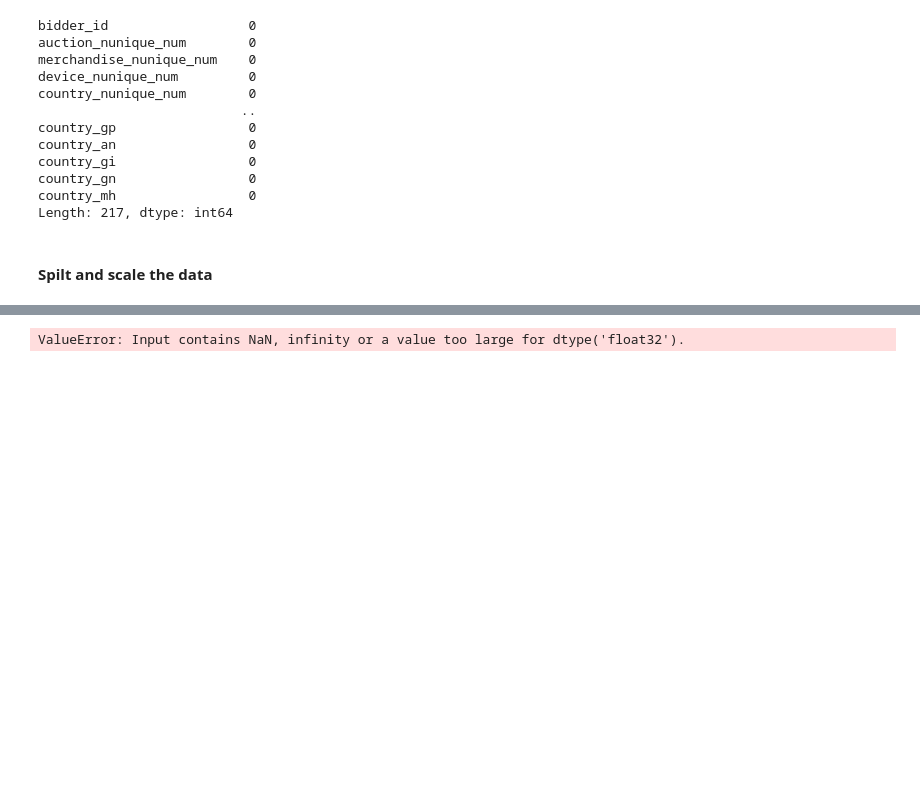
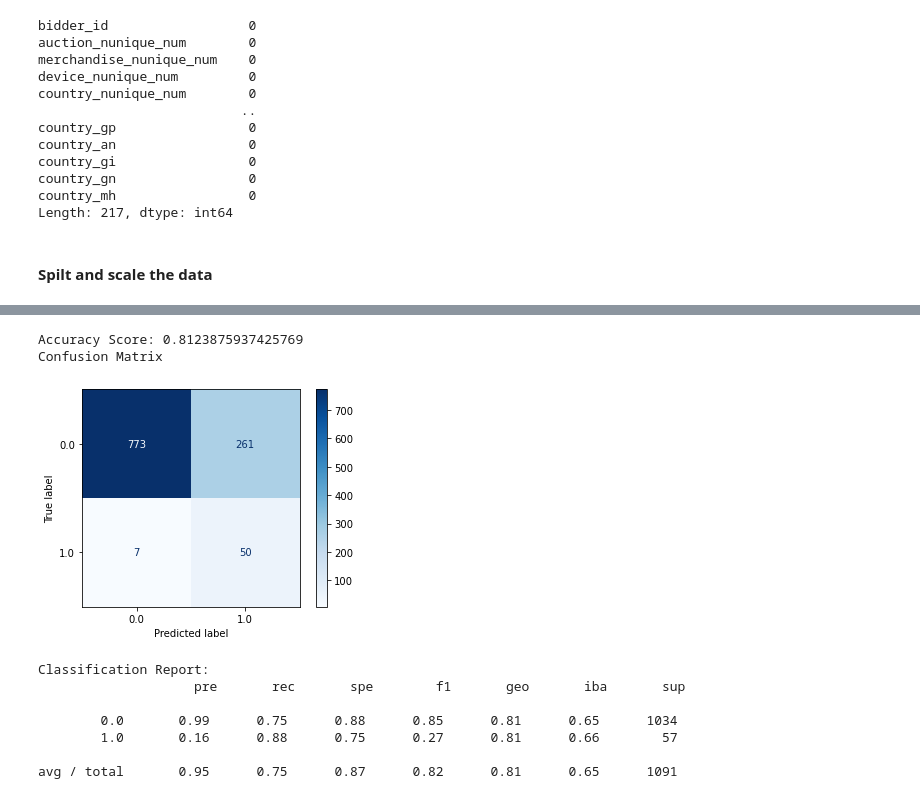
Before and after one commit to Marwan-Takrouri/Human-or-Robot-Facebook-Kaggle, a Jupyter notebook: Modeling.ipynb, the cells around one changed output, grey strips where cells are left out. Saved outputs shown, nothing was run; the diff lists cells and outputs as text; code cells hidden in the pictures; blank space fills up the shorter version.

```diff
--- a/Modeling.ipynb
+++ b/Modeling.ipynb
@@ -91,6 +141,30 @@ X_test_scaled = X_scaler.transform(X_test)
+# %%
+# Train the EasyEnsembleClassifier
+from imblearn.ensemble import EasyEnsembleClassifier
+model = EasyEnsembleClassifier(n_estimators=200 ,random_state=42)
+model.fit(X_train, y_train)
+y_pred = model.predict(X_test)
+# %%
+print(f"Accuracy Score: {balanced_accuracy_score(y_test, y_pred)}")
+
+# Plot the confusion matrix
+print("Confusion Matrix")
+plot_confusion_matrix(model, X_test, y_test, cmap=plt.cm.Blues)
+plt.show()
+print(f"Classification Report:\n {classification_report_imbalanced(y_test, y_pred)}")
+# %% [output]
+Accuracy Score: 0.8123875937425769
+Confusion Matrix
+[figure, added]
+Classification Report:
+                    pre       rec       spe        f1       geo       iba       sup
+
+        0.0       0.99      0.75      0.88      0.85      0.81      0.65      1034
+        1.0       0.16      0.88      0.75      0.27      0.81      0.66        57
+
+avg / total       0.95      0.75      0.87      0.82      0.81      0.65      1091
 # %%
-model = BalancedRandomForestClassifier(n_estimators=100, random_state=42)
+from sklearn.ensemble import GradientBoostingClassifier
+model = clf = GradientBoostingClassifier(n_estimators=200, random_state= 42)
 model.fit(X_train, y_train)
 y_pred = model.predict(X_test)
-# %% [output]
-ValueError: Input contains NaN, infinity or a value too large for dtype('float32').
```
Also changed, not shown: parts of 10 cells of this notebook.
